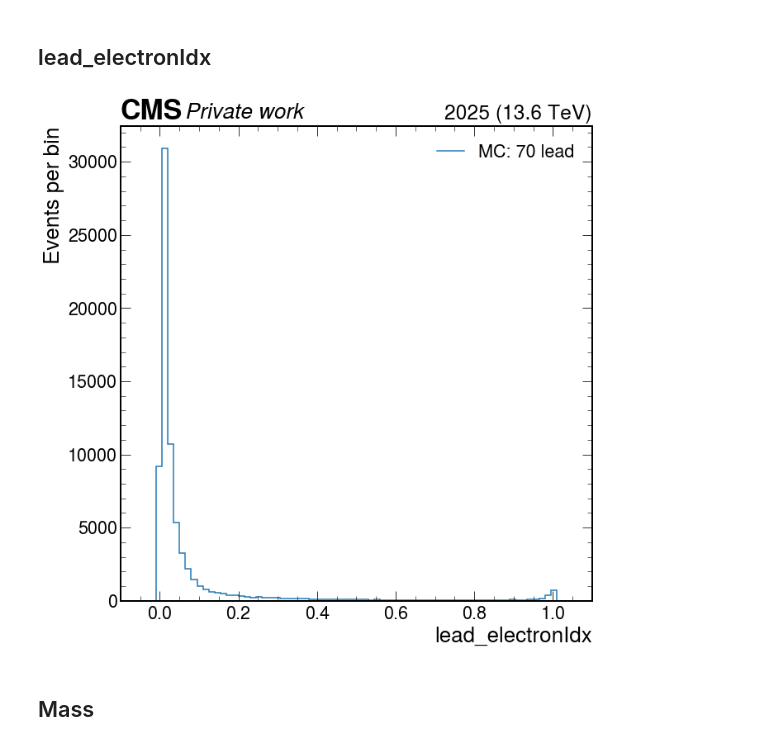
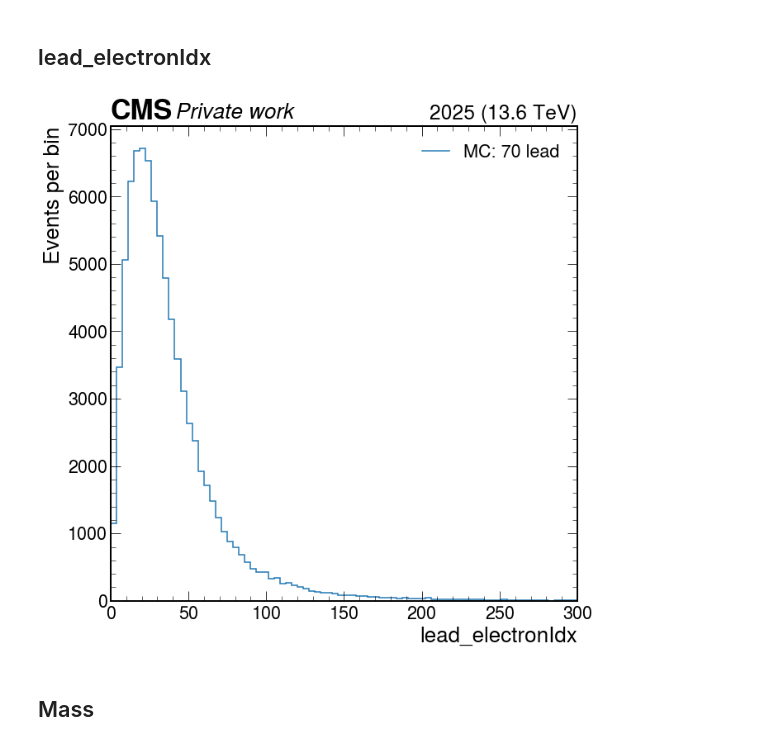
Before and after one commit to stranded-lemniscate/low-massVH, a Jupyter notebook: Plot Note.ipynb, the cells around one changed output. Saved outputs shown, nothing was run; the diff lists cells and outputs as text; code cells hidden in the pictures.

```diff
--- a/Plot Note.ipynb
+++ b/Plot Note.ipynb
@@ -15,7 +68,7 @@ import json
 ## Merged
 # %%
 MC = {}
-processes = ["vh_M-70", "vbf_M-70", "ttHtoGG_M-70", "GluGluHtoGG_M-70"]
+processes = ["vh_M-70", "vbf_M-70", "tth_M-70", "ggh_M-70"]   #["vh_M-70", "GluGluHtoGG_M-70", "vbf_M-70", "ttHtoGG_M-70"]
 for i, proc in enumerate(processes):
     MC[f'{proc}'] = {}
     MC[f'{proc}'] = ak.from_parquet(f'NTuples/merged/{proc}_postEE/NOTAG_merged.parquet')
@@ -130,0 +358,6 @@ MC['vh_M-70'].n_jets
+# %%
+# Set up CMS style
+plt.style.use('default')
+plt.rcParams['font.size'] = 12
+plt.rcParams['axes.labelsize'] = 7
+plt.rcParams['legend.fontsize'] = 7
@@ -130,0 +569,2 @@ MC['vh_M-70'].n_jets
+# %%
+mc_var_combined= [extract_variable(MC[f'{proc}'], 'lead_pt') for proc in processes]
@@ -130,0 +682,31 @@ MC['vh_M-70'].n_jets
+# %%
+# mc_var_combined= [extract_variable(MC_dict[f'{mass}_arr'], 'lead_pt') for mass in masses]
+
+
+xlabel = 'lead_pt'
+plot_range = [-0.1, 300]
+n_bins = 80
+hist_range = plot_range#[0, 1.5]
+binning, width, center = compute_binning(n_bins, hist_range[0], hist_range[1])
+
+plt.style.use(hep.style.CMS)
+for i in range(len(mc_var_combined)):
+    mc_var_hist, mc_var_edges = compute_histogram(mc_var_combined[i], binning)#, weights=mc_weights[i])
+
+    # Normalize MC histogram
+    # mc_var_hist /= np.sum(mc_var_hist)
+    # mc_var_hist *= mc_norm
+
+    # Plot the variable
+    hep.histplot((mc_var_hist, mc_var_edges), histtype='step', label = f"MC: {masses[i]} lead")
+
+plt.xlabel(xlabel)
+plt.ylabel(ylabel)
+# plt.yscale('log')
+plt.legend()
+plt.xlim(plot_range)
+plt.ylim(bottom=ylim_bottom)
+hep.cms.label(cms_label, data=True, year=cms_year, com=cms_com)
+plt.tight_layout()
+# plt.savefig(f"{'plots'}/{'70'}_pt_m_nonnormalised.png")
+plt.show()
@@ -465,38 +1050,38 @@ plt.show()
 # %% [markdown]
 ## lead_electronIdx
 # %%
-mc_var_combined= [extract_variable(MC_dict[f'{mass}_arr'], 'jet1_btagDeepFlavB') for mass in masses]
+mc_var_combined= [extract_variable(MC_dict[f'{mass}_arr'], 'PuppiMET_pt') for mass in masses]
 
 
 xlabel = 'lead_electronIdx'
-plot_range = [-0.1, 1.1]
+plot_range = [-0.1, 300]
 n_bins = 80
 hist_range = plot_range#[0, 1.5]
 binning, width, center = compute_binning(n_bins, hist_range[0], hist_range[1])
 
 plt.style.use(hep.style.CMS)
 for i in range(len(mc_var_combined)):
     mc_var_hist, mc_var_edges = compute_histogram(mc_var_combined[i], binning)#, weights=mc_weights[i])
 
     # Normalize MC histogram
     # mc_var_hist /= np.sum(mc_var_hist)
     # mc_var_hist *= mc_norm
 
     # Plot the variable
     hep.histplot((mc_var_hist, mc_var_edges), histtype='step', label = f"MC: {masses[i]} lead")
 
 plt.xlabel(xlabel)
 plt.ylabel(ylabel)
 # plt.yscale('log')
 plt.legend()
 plt.xlim(plot_range)
 plt.ylim(bottom=ylim_bottom)
 hep.cms.label(cms_label, data=True, year=cms_year, com=cms_com)
 plt.tight_layout()
 # plt.savefig(f"{'plots'}/{'70'}_pt_m_nonnormalised.png")
 plt.show()
 # %% [output]
-[figure, old version]
+[figure, new version]
 # %% [markdown]
 ## Mass
 # %%
```
Also changed, not shown: parts of 39 cells of this notebook, 22 other files.
